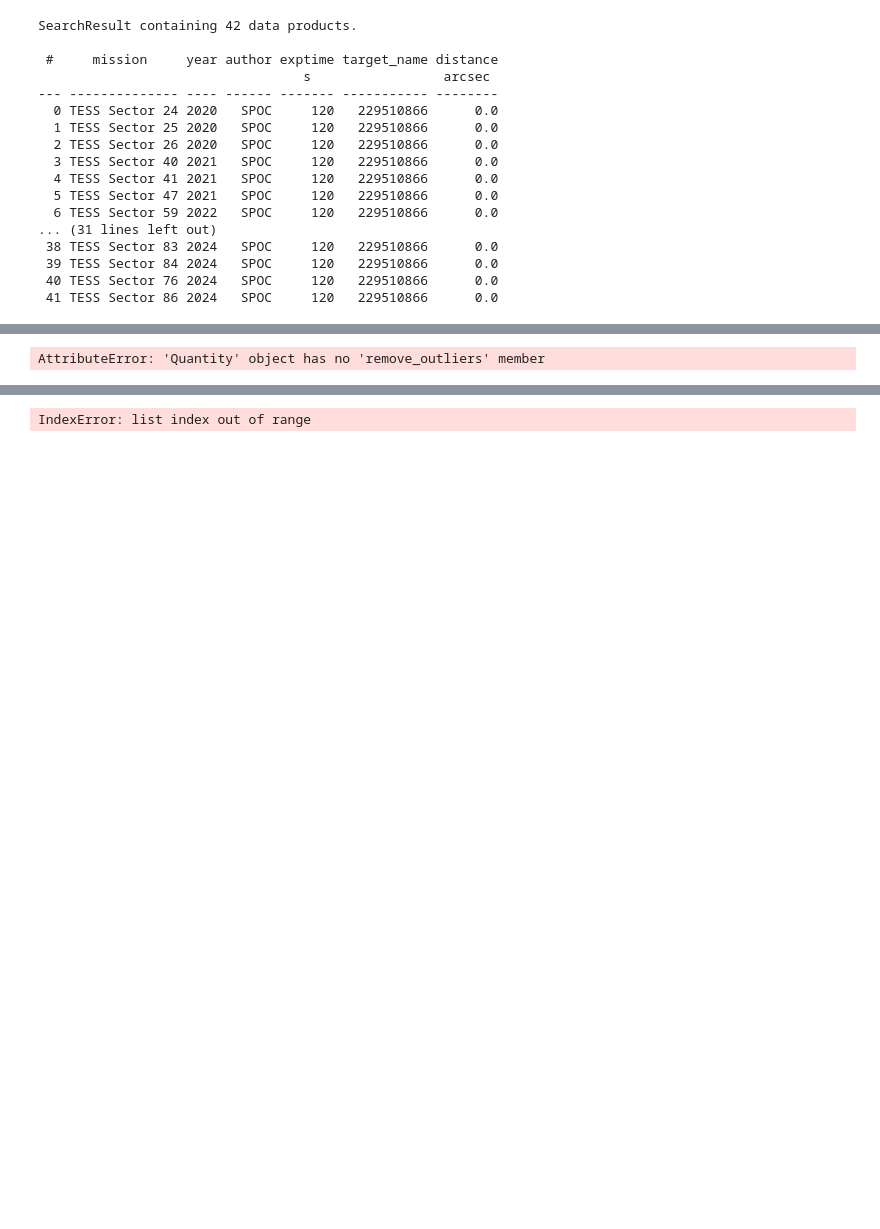
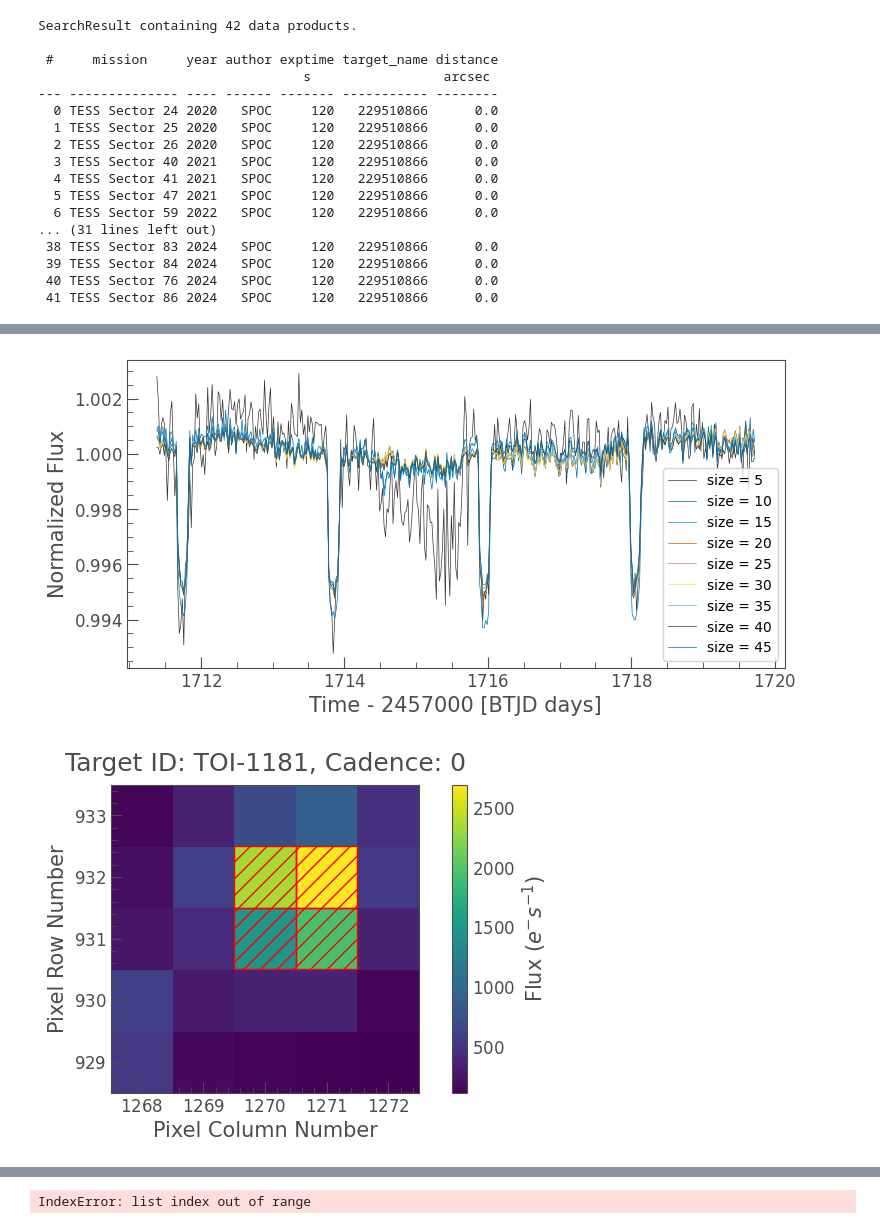
Before and after one commit to JCatton/KJRJMCMCMC, a Jupyter notebook: TransitAnalysis/ExamineDiffTessCutSizes.ipynb, the cells around one changed output, grey strips where cells are left out. Drawn from its saved outputs; the diff is of its cells as text; code cells hidden in the pictures; blank space fills up the shorter version.

```diff
--- a/TransitAnalysis/ExamineDiffTessCutSizes.ipynb
+++ b/TransitAnalysis/ExamineDiffTessCutSizes.ipynb
@@ -59,9 +60,10 @@ downloaded.plot()
 def plot_lc(tpf, size = (11,11), apply_regressor_bool = False):
     downloaded = tpf[1].download(cutout_size = size)
     if apply_regressor_bool:
-        uncorr, corr = apply_regressor(downloaded)
+        aper = downloaded.create_threshold_mask()
+        uncorr, corr = apply_regressor(downloaded, aper)
     else:
         aper = downloaded.create_threshold_mask()
         corr = downloaded.to_lightcurve(aperture_mask=aper).remove_outliers()
 
-    return corr, downloaded
+    return corr, downloaded, aper
@@ -88,19 +101,22 @@ def apply_regressor(tpf, aperture_mask = None):
 # %%
 downloaded = []
 aper_list = []
-lc, down = plot_lc(tpf, size= (5,5), apply_regressor_bool=True)
+lc, down, aper = plot_lc(tpf, size= (5,5), apply_regressor_bool=True)
 downloaded.append(down)
+aper_list.append(aper)
 ax = lc[:400].plot(label = "size = 5")
 for i in range(10,50,5):
-    lc, down = plot_lc(tpf, size = (i,i), apply_regressor_bool=True)
+    lc, down, aper = plot_lc(tpf, size = (i,i), apply_regressor_bool=True)
     lc[:400].plot(label = f"size = {i}", ax=ax)
     downloaded.append(down)
+    aper_list.append(aper)
 
 plt.legend()
 plt.show()
 
-for i in downloaded:
-    i.plot()
+for i, single_tpf in enumerate(downloaded):
+    single_tpf.plot(aperture_mask=aper_list[i])
     plt.show()
 # %% [output]
-AttributeError: 'Quantity' object has no 'remove_outliers' member
+[figure, added]
+[figure, added]
```
Also changed, not shown: parts of 4 cells of this notebook, 1 other file.
